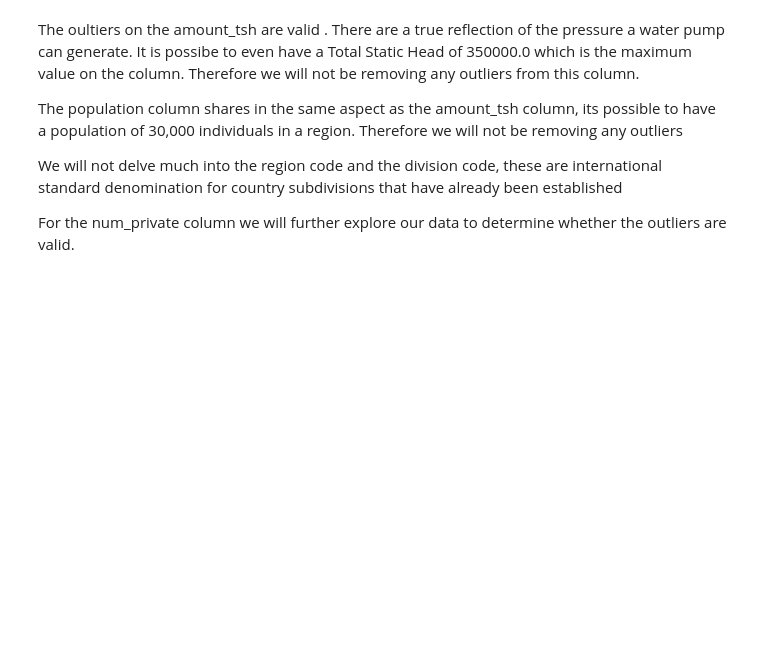
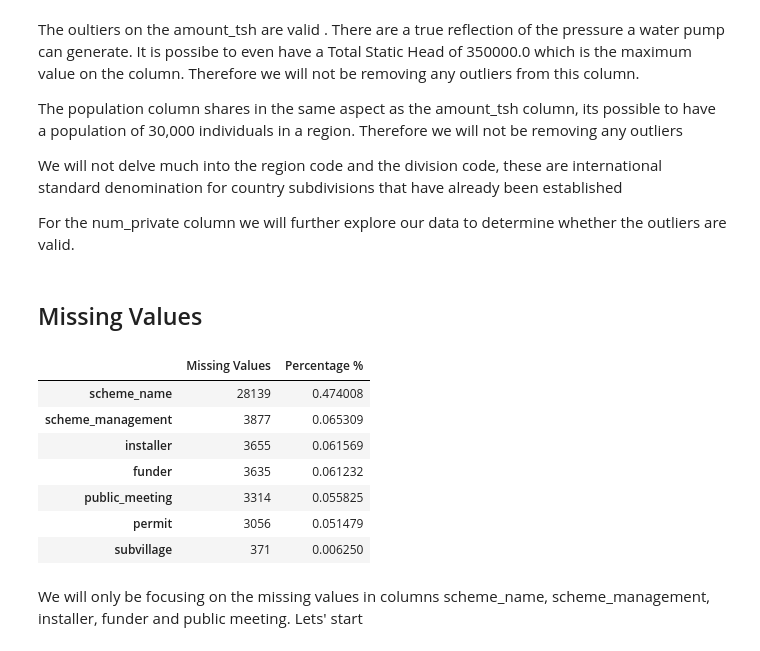
Before and after one commit to atienosonia/Tanzanian_Water_Wells, a Jupyter notebook: student.ipynb, the cells around one changed output. Drawn from its saved outputs; the diff is of its cells as text; code cells hidden in the pictures; blank space fills up the shorter version.

Commit message:
handling missing values

```diff
--- a/student.ipynb
+++ b/student.ipynb
@@ -365,3 +365,26 @@ The population column shares in the same aspect as the amount_tsh column, its po
 We will not delve much into the region code and the division code, these are international standard denomination for country subdivisions that have already been established
 
 For the num_private column we will further explore our data to determine whether the outliers are valid.
+# %% [markdown]
+## Missing Values
+# %%
+def missing_values(data):
+    missing_values = data.isnull().sum().sort_values(ascending=False)
+    missing_val_percent = ((data.isnull().sum()/len(data)).sort_values(ascending=False))
+    """ creating a dataframe containing missing values and their percentages """
+    missing_df = pd.DataFrame({'Missing Values': missing_values, 'Percentage %': missing_val_percent})
+
+    return missing_df[missing_df['Percentage %'] > 0]
+
+missing_values(df)
+# %% [output]
+|  | Missing Values | Percentage % |
+| scheme_name | 28139 | 0.474008 |
+| scheme_management | 3877 | 0.065309 |
+| installer | 3655 | 0.061569 |
+| funder | 3635 | 0.061232 |
+| public_meeting | 3314 | 0.055825 |
+| permit | 3056 | 0.051479 |
+| subvillage | 371 | 0.006250 |
+# %% [markdown]
+We will only be focusing on the missing values in columns scheme_name, scheme_management, installer, funder and public meeting. Lets' start
```
Also changed, not shown: parts of 9 cells of this notebook.
